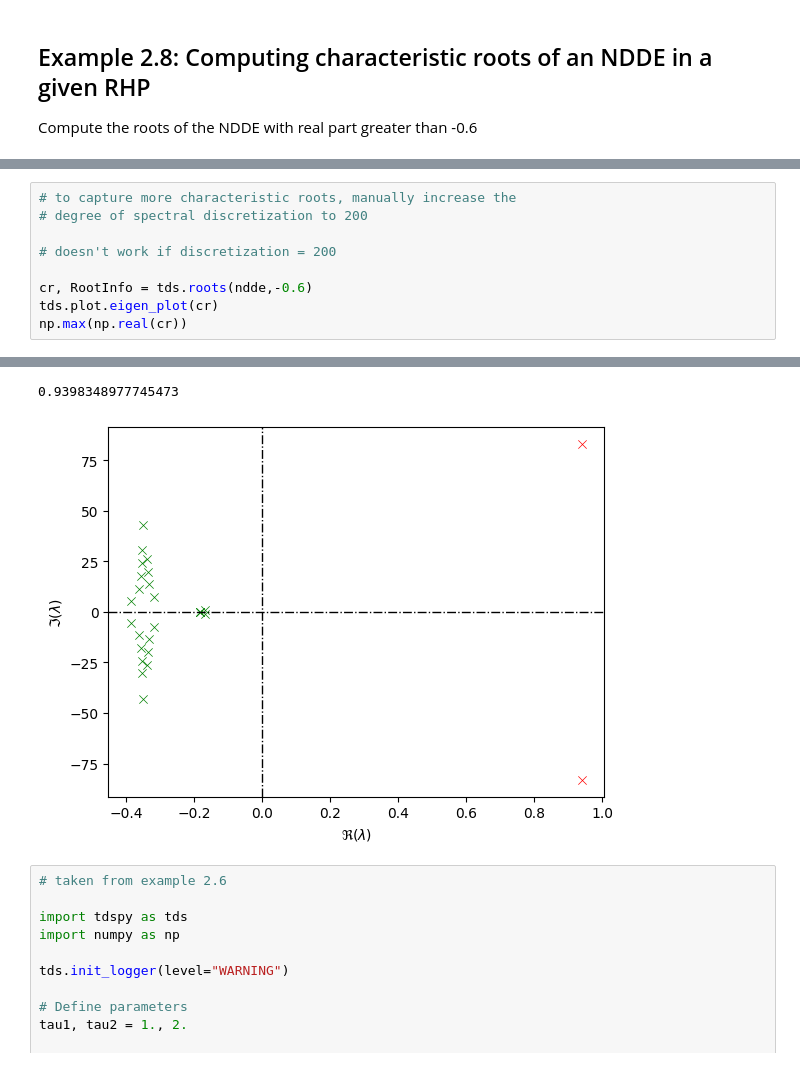
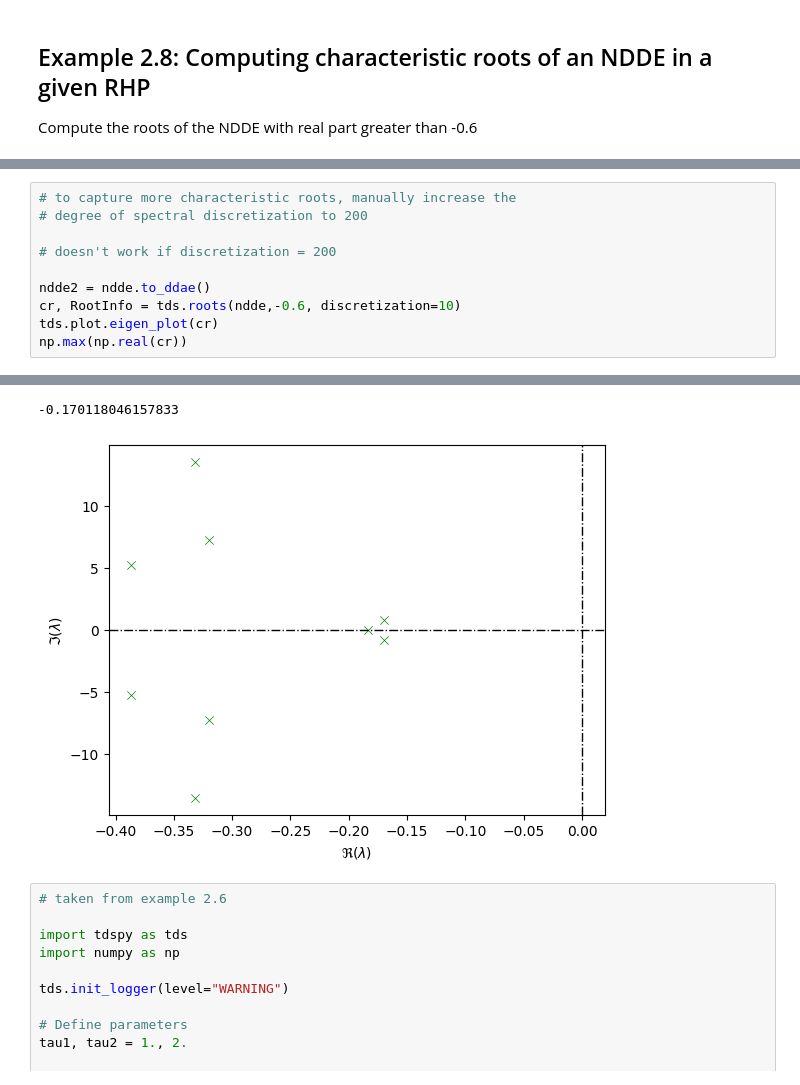
Before and after one commit to LockeErasmus/tdcpy, a Jupyter notebook: docs/coming_from_matlab.ipynb, the cells around one changed output, grey strips where cells are left out. Saved outputs shown, nothing was run; the diff lists cells and outputs as text.

```diff
--- a/docs/coming_from_matlab.ipynb
+++ b/docs/coming_from_matlab.ipynb
@@ -402,7 +417,8 @@ ValueError: array must not contain infs or NaNs
 
 # doesn't work if discretization = 200
 
-cr, RootInfo = tds.roots(ndde,-0.6)
+ndde2 = ndde.to_ddae()
+cr, RootInfo = tds.roots(ndde,-0.6, discretization=10)
 tds.plot.eigen_plot(cr)
 np.max(np.real(cr))
 # %% [output]
@@ -426,5 +436,5 @@ np.max(np.real(cr))
-0.9398348977745473
+-0.170118046157833
-[figure, old version]
+[figure, new version]
 # %%
 # taken from example 2.6
 
```
Also changed, not shown: parts of 5 cells of this notebook, 2 other files.
